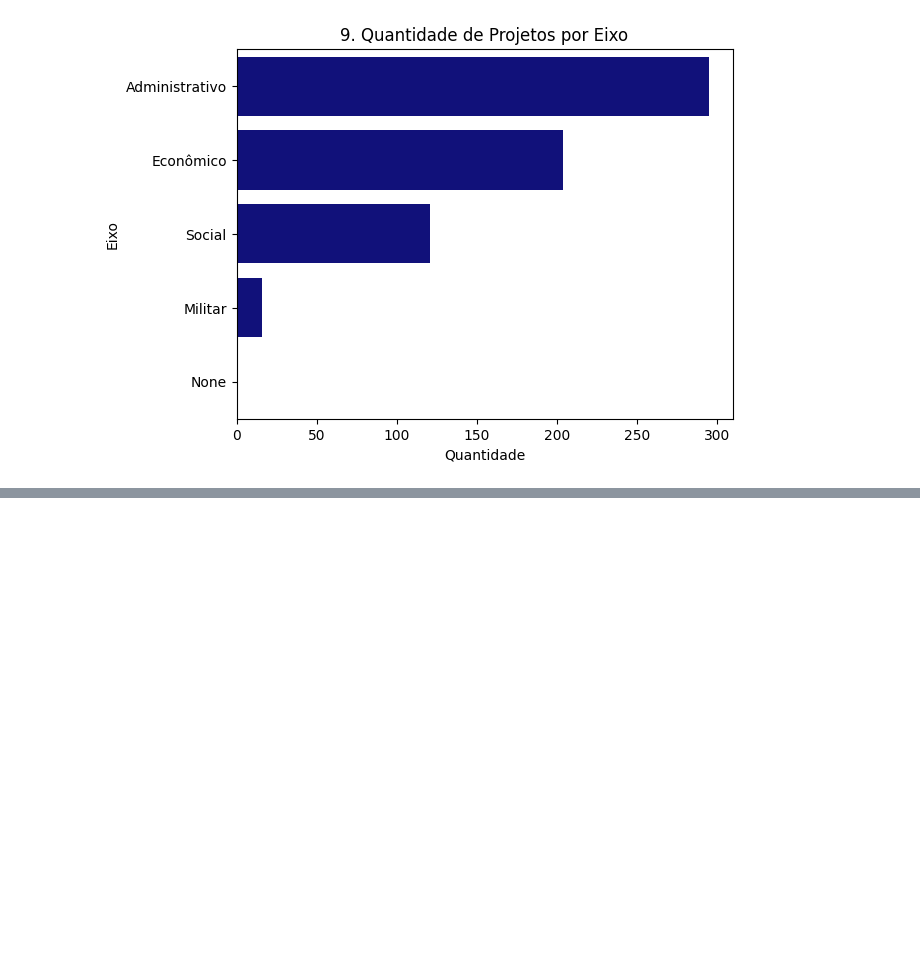
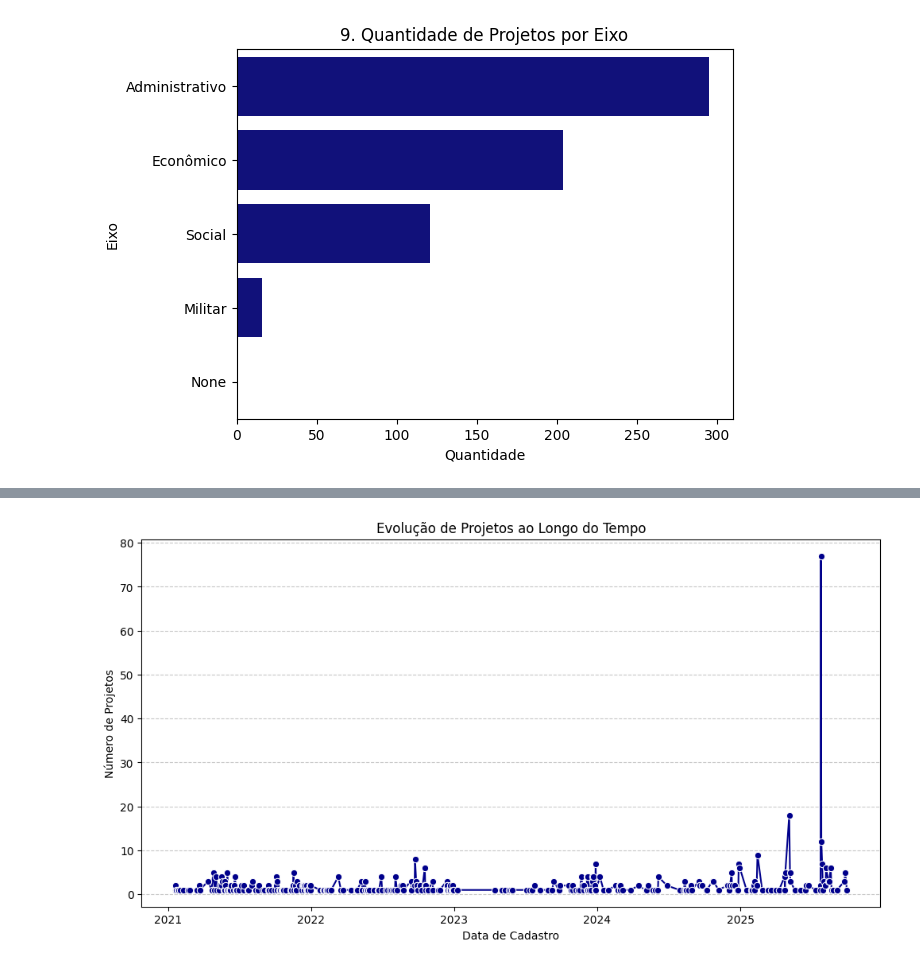
Before and after one commit to bottinolucas/lablivre-bolsista, a Jupyter notebook: etl.ipynb, the cells around one changed output, grey strips where cells are left out. Saved outputs shown, nothing was run; the diff lists cells and outputs as text; code cells hidden in the pictures; blank space fills up the shorter version.

```diff
--- a/etl.ipynb
+++ b/etl.ipynb
@@ -518,0 +535,20 @@ Text(0, 0.5, 'Eixo')
+# %%
+# Consulta SQL para contar projetos por data de cadastro
+query_time = """
+SELECT data_cadastro, COUNT(*) AS count
+FROM projetos_investimento
+GROUP BY data_cadastro
+ORDER BY data_cadastro
+"""
+df_time = pd.read_sql(query_time, engine)
+
+# Gráfico de linha
+plt.figure(figsize=(12,6))
+sns.lineplot(data=df_time, x='data_cadastro', y='count', marker='o', color='darkblue')
+plt.title('Evolução de Projetos ao Longo do Tempo')
+plt.xlabel('Data de Cadastro')
+plt.ylabel('Número de Projetos')
+plt.grid(axis='y', linestyle='--', alpha=0.7)
+plt.show()
+# %% [output]
+[figure, added]
```
Also changed, not shown: parts of 4 cells of this notebook, 1 other file.
